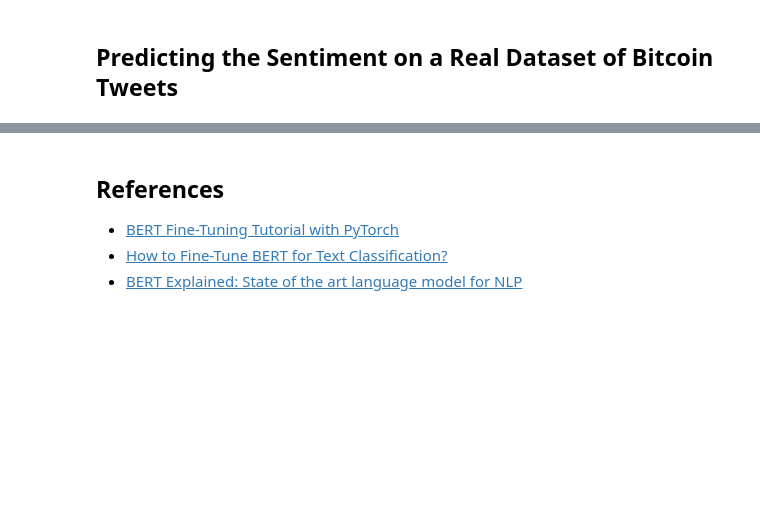
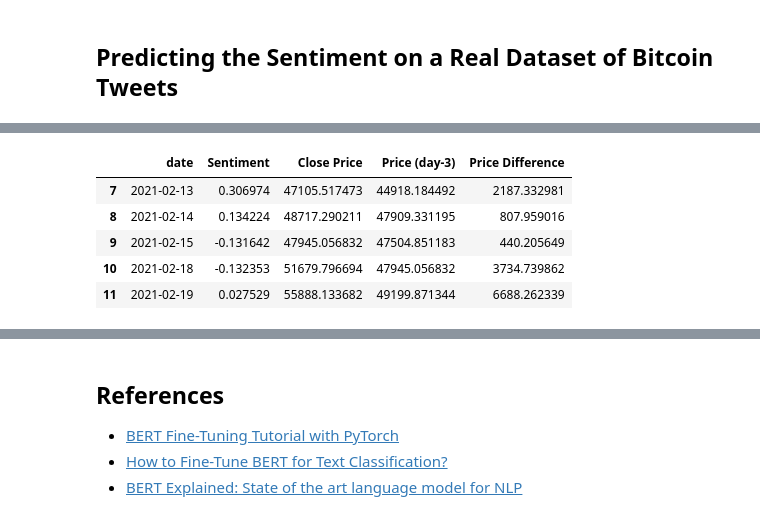
Before and after one commit to Vladpetr/BTC-Price-Movement-Prediction, a Jupyter notebook: Sentiment analysis with BERT.ipynb, the cells around one changed output, grey strips where cells are left out. Cells and saved outputs as stored; diff of their text form; code cells hidden in the pictures; blank space fills up the shorter version.

```diff
--- a/Sentiment analysis with BERT.ipynb
+++ b/Sentiment analysis with BERT.ipynb
@@ -716,3 +781,21 @@ btc_prices.index = np.arange(1, len(btc_prices)+1)
+# %%
+def aggregate_sentiment(lag):
+    """
+    Calculates the aggregate sentiment based on the input lag.
+    ------------------------
+    lag (int):
+        data lag (in days)
+    """
+    agg_scores = []
+    start, end = 6-lag+1, 6
+    for d in btc_tweets_lagged.iloc[6:, 1]:
+        temp_score = 0
+        for i in range(start, end+1):
+            temp_score += btc_tweets_lagged.iloc[i, 1]
+        agg_scores.append(temp_score/lag)
+        start += 1
+        end += 1
+    return np.array(agg_scores)
 # %%
 def add_btc_prices(lag):
     """
@@ -746,0 +831,17 @@ btc_tweets_lagged1.head()
+# %%
+close, lag_3day = add_btc_prices(3)
+score_3day = aggregate_sentiment(3)
+btc_tweets_lagged3["Sentiment"] = score_3day
+btc_tweets_lagged3["Close Price"] = close
+btc_tweets_lagged3["Price (day-3)"] = lag_3day
+btc_tweets_lagged3["Price Difference"] = btc_tweets_lagged3["Close Price"] - \
+btc_tweets_lagged3["Price (day-3)"]
+# %%
+btc_tweets_lagged3.head()
+# %% [output]
+|  | date | Sentiment | Close Price | Price (day-3) | Price Difference |
+| 7 | 2021-02-13 | 0.306974 | 47105.517473 | 44918.184492 | 2187.332981 |
+| 8 | 2021-02-14 | 0.134224 | 48717.290211 | 47909.331195 | 807.959016 |
+| 9 | 2021-02-15 | -0.131642 | 47945.056832 | 47504.851183 | 440.205649 |
+| 10 | 2021-02-18 | -0.132353 | 51679.796694 | 47945.056832 | 3734.739862 |
+| 11 | 2021-02-19 | 0.027529 | 55888.133682 | 49199.871344 | 6688.262339 |
```
Also changed, not shown: parts of 64 cells of this notebook.
